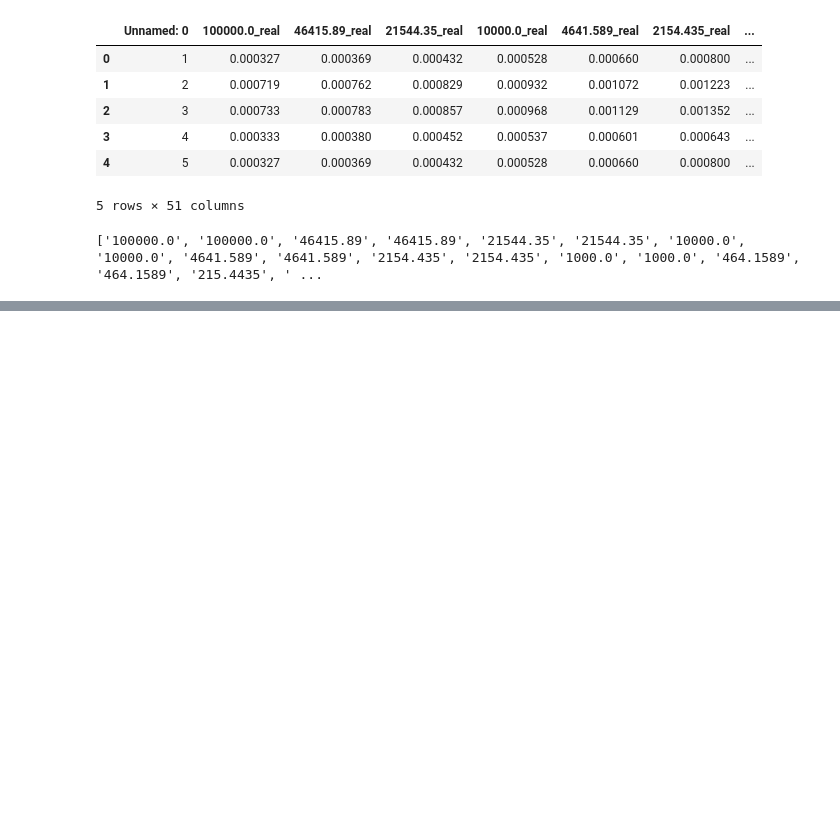
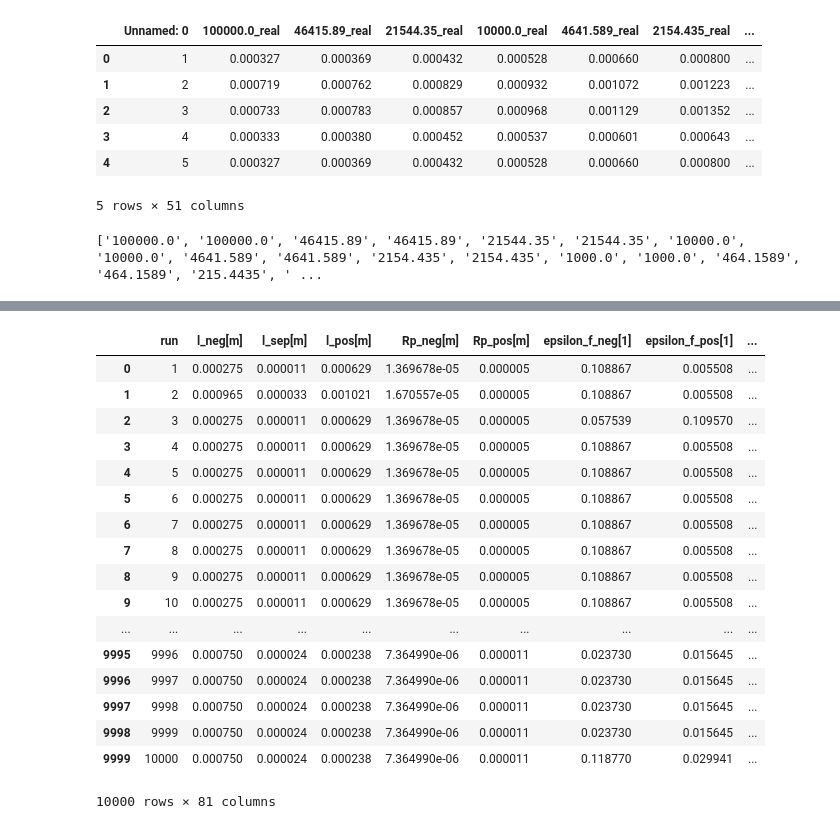
Before and after one commit to BeckResearchLab/Neuralizer, a Jupyter notebook: neuralizer/Real_data.ipynb, the cells around one changed output, grey strips where cells are left out. Saved outputs shown, nothing was run; the diff lists cells and outputs as text; code cells hidden in the pictures; blank space fills up the shorter version.

```diff
--- a/neuralizer/Real_data.ipynb
+++ b/neuralizer/Real_data.ipynb
@@ -89,0 +110,25 @@ df.to_csv("Rearranged.csv")
+# %%
+df = parameters.join(df)
+# %%
+df_s = df.iloc[:10000,:]
+# %%
+df_s
+# %% [output]
+|  | run | l_neg[m] | l_sep[m] | l_pos[m] | Rp_neg[m] | Rp_pos[m] | epsilon_f_neg[1] | epsilon_f_pos[1] | ... |
+| 0 | 1 | 0.000275 | 0.000011 | 0.000629 | 1.369678e-05 | 0.000005 | 0.108867 | 0.005508 | ... |
+| 1 | 2 | 0.000965 | 0.000033 | 0.001021 | 1.670557e-05 | 0.000005 | 0.108867 | 0.005508 | ... |
+| 2 | 3 | 0.000275 | 0.000011 | 0.000629 | 1.369678e-05 | 0.000005 | 0.057539 | 0.109570 | ... |
+| 3 | 4 | 0.000275 | 0.000011 | 0.000629 | 1.369678e-05 | 0.000005 | 0.108867 | 0.005508 | ... |
+| 4 | 5 | 0.000275 | 0.000011 | 0.000629 | 1.369678e-05 | 0.000005 | 0.108867 | 0.005508 | ... |
+| 5 | 6 | 0.000275 | 0.000011 | 0.000629 | 1.369678e-05 | 0.000005 | 0.108867 | 0.005508 | ... |
+| 6 | 7 | 0.000275 | 0.000011 | 0.000629 | 1.369678e-05 | 0.000005 | 0.108867 | 0.005508 | ... |
+| 7 | 8 | 0.000275 | 0.000011 | 0.000629 | 1.369678e-05 | 0.000005 | 0.108867 | 0.005508 | ... |
+| 8 | 9 | 0.000275 | 0.000011 | 0.000629 | 1.369678e-05 | 0.000005 | 0.108867 | 0.005508 | ... |
+| 9 | 10 | 0.000275 | 0.000011 | 0.000629 | 1.369678e-05 | 0.000005 | 0.108867 | 0.005508 | ... |
+| ... | ... | ... | ... | ... | ... | ... | ... | ... | ... |
+| 9995 | 9996 | 0.000750 | 0.000024 | 0.000238 | 7.364990e-06 | 0.000011 | 0.023730 | 0.015645 | ... |
+| 9996 | 9997 | 0.000750 | 0.000024 | 0.000238 | 7.364990e-06 | 0.000011 | 0.023730 | 0.015645 | ... |
+| 9997 | 9998 | 0.000750 | 0.000024 | 0.000238 | 7.364990e-06 | 0.000011 | 0.023730 | 0.015645 | ... |
+| 9998 | 9999 | 0.000750 | 0.000024 | 0.000238 | 7.364990e-06 | 0.000011 | 0.023730 | 0.015645 | ... |
+| 9999 | 10000 | 0.000750 | 0.000024 | 0.000238 | 7.364990e-06 | 0.000011 | 0.118770 | 0.029941 | ... |
+10000 rows × 81 columns
```
Also changed, not shown: parts of 2 cells of this notebook, 3 other files.
